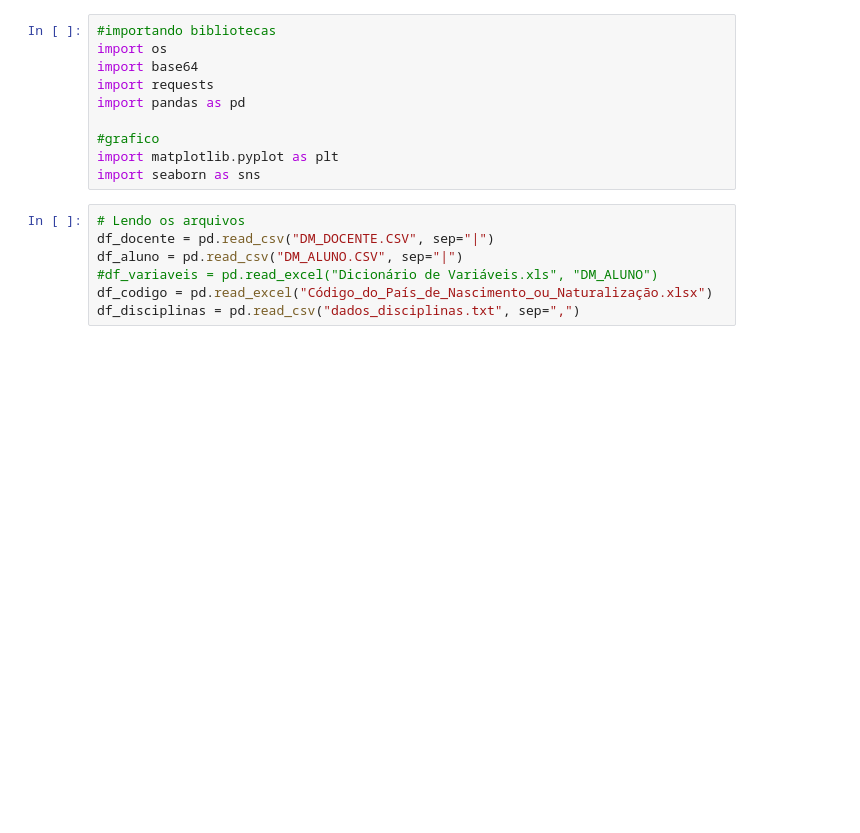
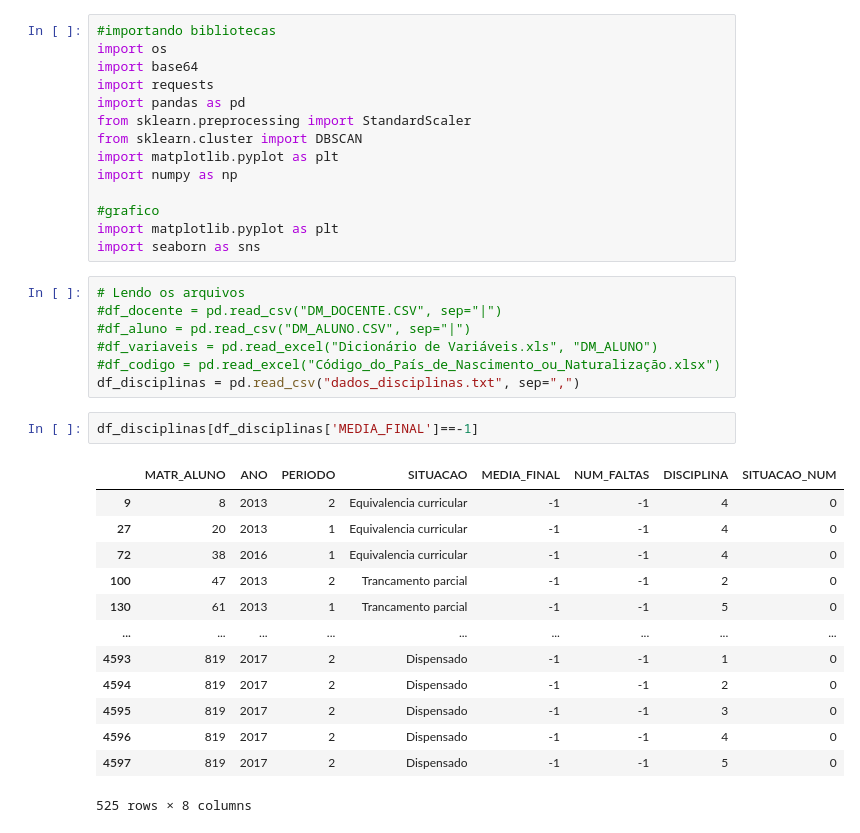
Before and after one commit to TallesSilva1/Reconhecimento-de-Padroes, a Jupyter notebook: Teste.ipynb, the cells around one changed output. Saved outputs shown, nothing was run; the diff lists cells and outputs as text; blank space fills up the shorter version.

```diff
--- a/Teste.ipynb
+++ b/Teste.ipynb
@@ -4,15 +4,35 @@ import os
 import base64
 import requests
 import pandas as pd
+from sklearn.preprocessing import StandardScaler
+from sklearn.cluster import DBSCAN
+import matplotlib.pyplot as plt
+import numpy as np
 
 #grafico
 import matplotlib.pyplot as plt
 import seaborn as sns
 # %%
 # Lendo os arquivos
-df_docente = pd.read_csv("DM_DOCENTE.CSV", sep="|")
-df_aluno = pd.read_csv("DM_ALUNO.CSV", sep="|")
+#df_docente = pd.read_csv("DM_DOCENTE.CSV", sep="|")
+#df_aluno = pd.read_csv("DM_ALUNO.CSV", sep="|")
 #df_variaveis = pd.read_excel("Dicionário de Variáveis.xls", "DM_ALUNO")
-df_codigo = pd.read_excel("Código_do_País_de_Nascimento_ou_Naturalização.xlsx")
+#df_codigo = pd.read_excel("Código_do_País_de_Nascimento_ou_Naturalização.xlsx")
 df_disciplinas = pd.read_csv("dados_disciplinas.txt", sep=",")
+# %%
+df_disciplinas[df_disciplinas['MEDIA_FINAL']==-1]
+# %% [output]
+|  | MATR_ALUNO | ANO | PERIODO | SITUACAO | MEDIA_FINAL | NUM_FALTAS | DISCIPLINA | SITUACAO_NUM |
+| 9 | 8 | 2013 | 2 | Equivalencia curricular | -1 | -1 | 4 | 0 |
+| 27 | 20 | 2013 | 1 | Equivalencia curricular | -1 | -1 | 4 | 0 |
+| 72 | 38 | 2016 | 1 | Equivalencia curricular | -1 | -1 | 4 | 0 |
+| 100 | 47 | 2013 | 2 | Trancamento parcial | -1 | -1 | 2 | 0 |
+| 130 | 61 | 2013 | 1 | Trancamento parcial | -1 | -1 | 5 | 0 |
+| ... | ... | ... | ... | ... | ... | ... | ... | ... |
+| 4593 | 819 | 2017 | 2 | Dispensado | -1 | -1 | 1 | 0 |
+| 4594 | 819 | 2017 | 2 | Dispensado | -1 | -1 | 2 | 0 |
+| 4595 | 819 | 2017 | 2 | Dispensado | -1 | -1 | 3 | 0 |
+| 4596 | 819 | 2017 | 2 | Dispensado | -1 | -1 | 4 | 0 |
+| 4597 | 819 | 2017 | 2 | Dispensado | -1 | -1 | 5 | 0 |
+525 rows × 8 columns
 # %%
```
Also changed, not shown: parts of 11 cells of this notebook, 5 other files.
